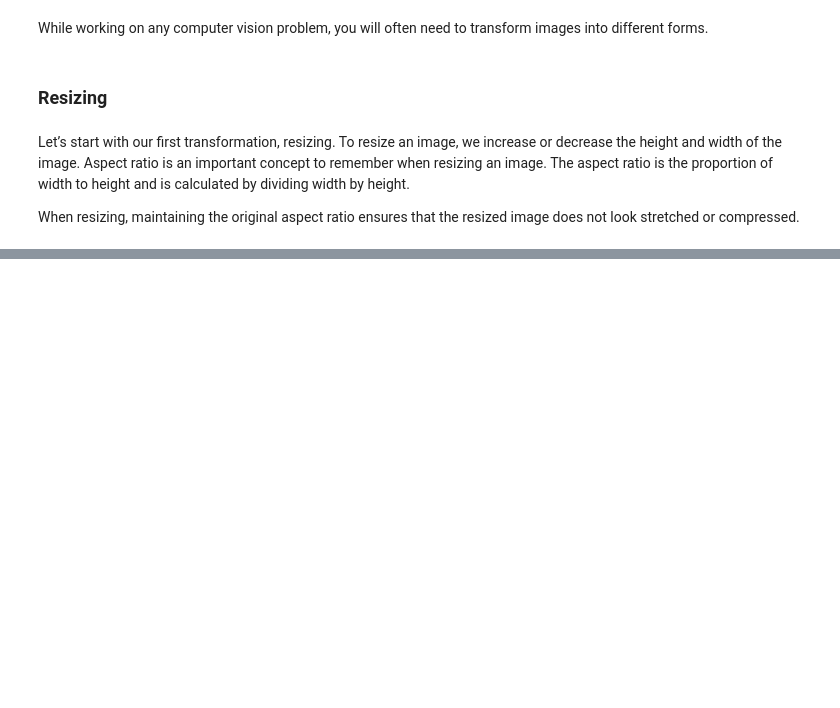
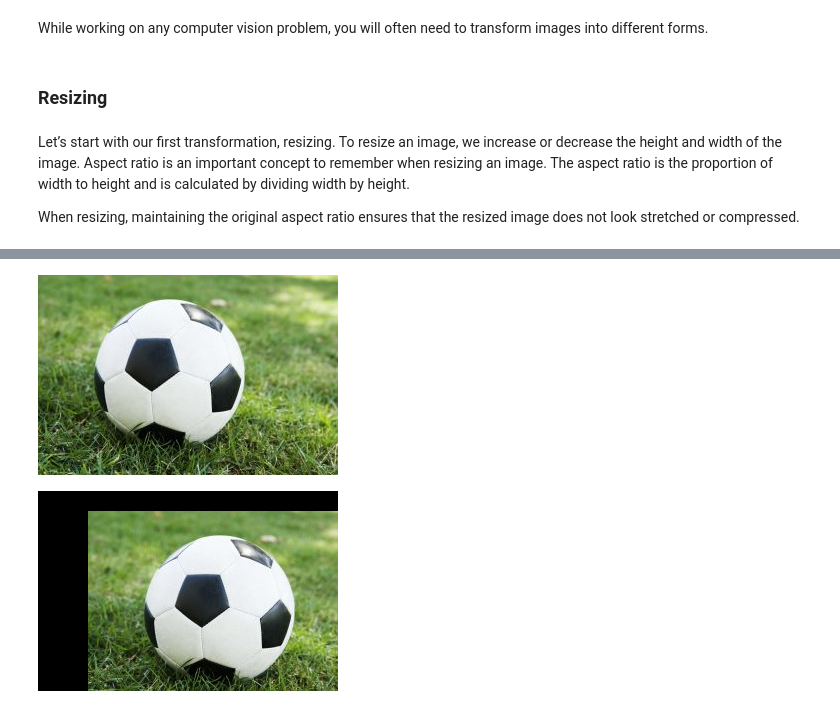
Before and after one commit to rahiakela/building-computer-vision-applications-using-artificial-neural-networks, a Jupyter notebook: 3_techniques_of_image_processing.ipynb, the cells around one changed output, grey strips where cells are left out. Saved outputs shown, nothing was run; the diff lists cells and outputs as text; code cells hidden in the pictures; blank space fills up the shorter version.

```diff
--- a/3_techniques_of_image_processing.ipynb
+++ b/3_techniques_of_image_processing.ipynb
@@ -34,0 +80,23 @@ When resizing, maintaining the original aspect ratio ensures that the resized im
+# %%
+# image path
+image_path = "soccer-in-green.jpg"
+# Read or load image from its path
+image = cv2.imread(image_path)
+
+# Display the image
+cv2_imshow(image)
+
+# Define translation matrix
+translation_matrix = np.float32([
+  [1, 0, 50],
+  [0, 1, 20]
+])
+
+# Move the image
+moved_image = cv2.warpAffine(image, translation_matrix, (image.shape[1], image.shape[0]))
+
+# Display the image
+cv2_imshow(moved_image)
+# %% [output]
+[figure, added]
+[figure, added]
```
Also changed, not shown: parts of 18 cells of this notebook.
